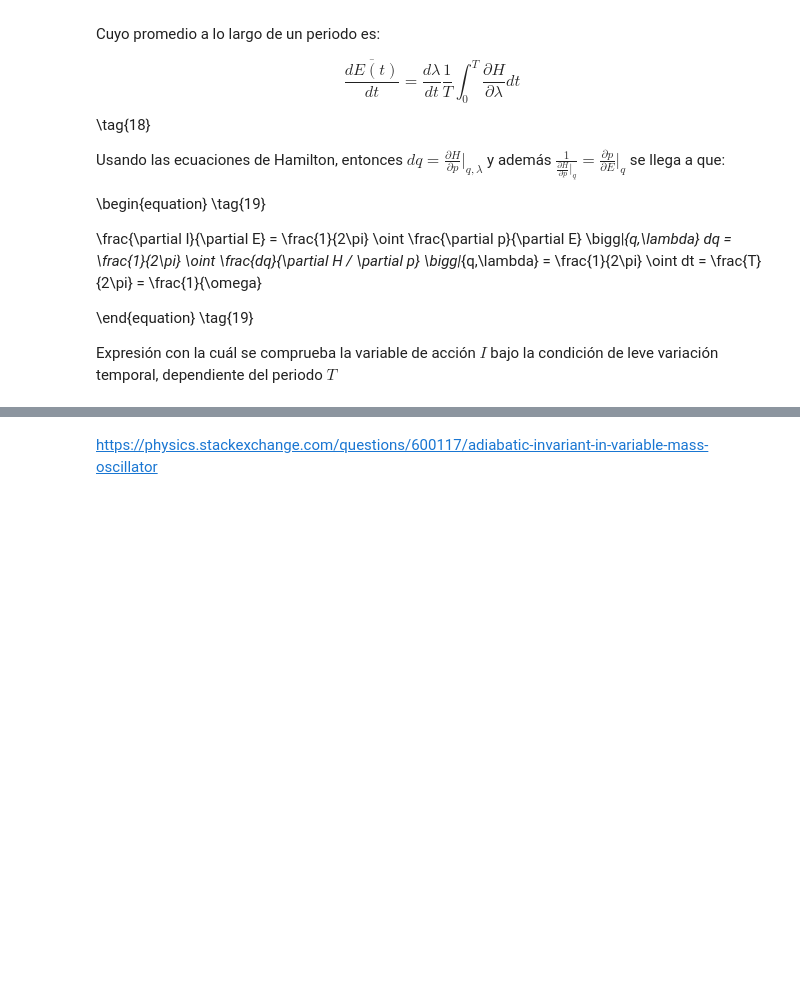
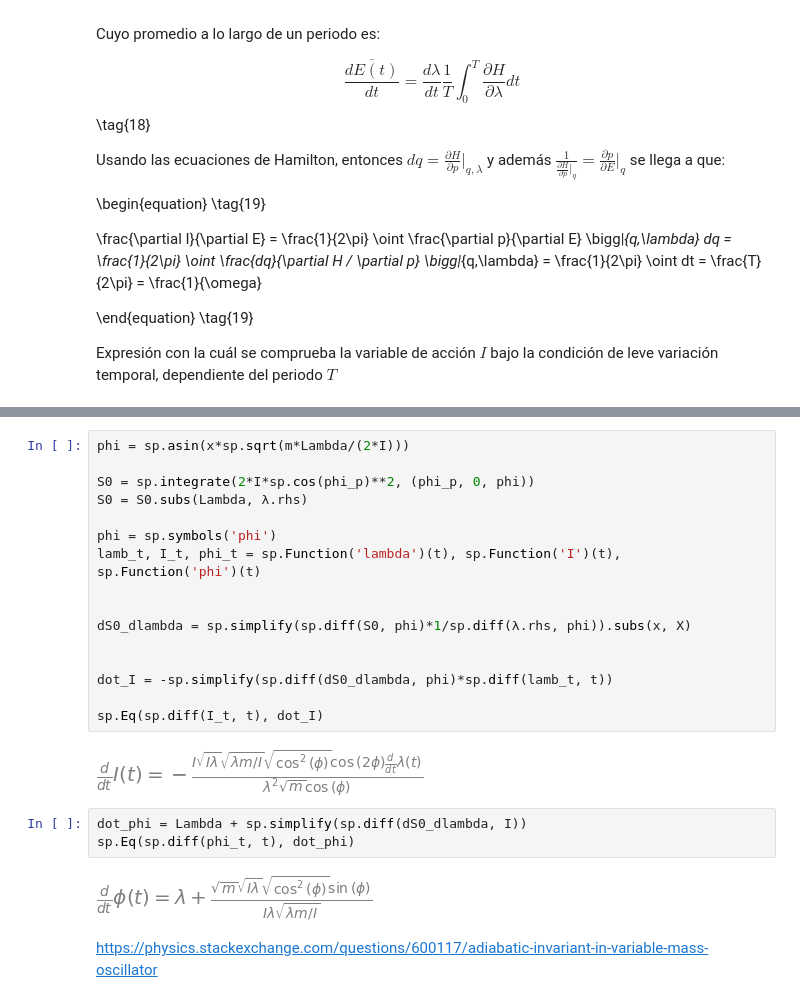
Before and after one commit to jerolg/FISICA_TEORICA_2, a Jupyter notebook: T3_Mecanica_hamilton/T3_hamilton.ipynb, the cells around one changed output, grey strips where cells are left out. Cells and saved outputs as stored; diff of their text form; blank space fills up the shorter version.

```diff
--- a/T3_Mecanica_hamilton/T3_hamilton.ipynb
+++ b/T3_Mecanica_hamilton/T3_hamilton.ipynb
@@ -255,2 +306,25 @@ Junto con el nuevo hamiltoniano $H'(I, \phi, \lambda) = E (I, \lambda)$ surgen l
+# %%
+phi = sp.asin(x*sp.sqrt(m*Lambda/(2*I)))
+
+S0 = sp.integrate(2*I*sp.cos(phi_p)**2, (phi_p, 0, phi))
+S0 = S0.subs(Lambda, λ.rhs)
+
+phi = sp.symbols('phi')
+lamb_t, I_t, phi_t = sp.Function('lambda')(t), sp.Function('I')(t), sp.Function('phi')(t)
+
+
+dS0_dlambda = sp.simplify(sp.diff(S0, phi)*1/sp.diff(λ.rhs, phi)).subs(x, X)
+
+
+dot_I = -sp.simplify(sp.diff(dS0_dlambda, phi)*sp.diff(lamb_t, t))
+
+sp.Eq(sp.diff(I_t, t), dot_I)
+# %% [output]
+[figure, added]
+# %%
+dot_phi = Lambda + sp.simplify(sp.diff(dS0_dlambda, I))
+sp.Eq(sp.diff(phi_t, t), dot_phi)
+# %% [output]
+[figure, added]
 # %% [markdown]
 https://physics.stackexchange.com/questions/600117/adiabatic-invariant-in-variable-mass-oscillator
```
Also changed, not shown: parts of 6 cells of this notebook.
